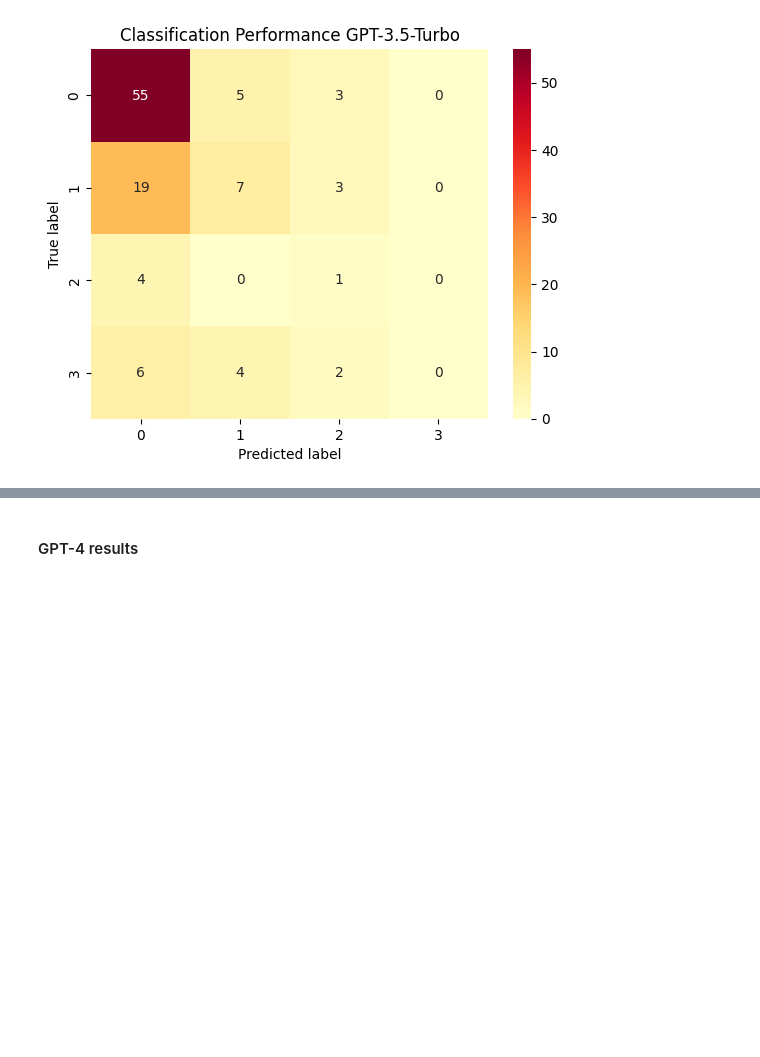
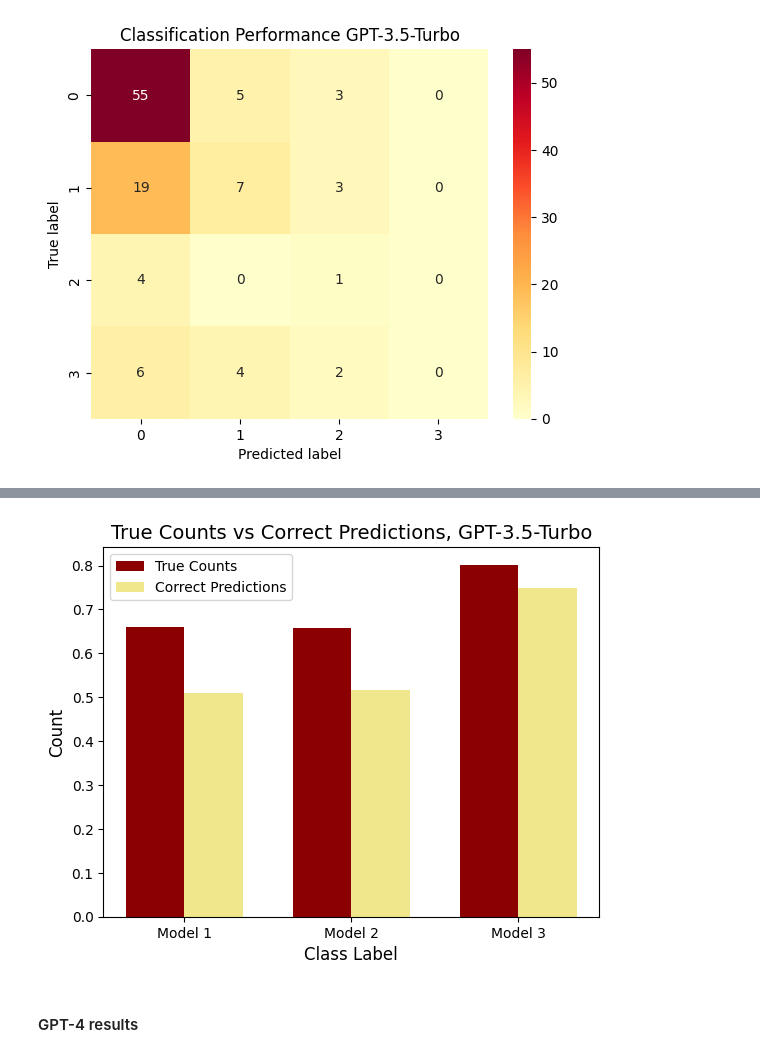
Before and after one commit to niklaswretblad/text-to-SQL-master-thesis, a Jupyter notebook: plots/plots.ipynb, the cells around one changed output, grey strips where cells are left out. Cells and saved outputs as stored; diff of their text form; code cells hidden in the pictures; blank space fills up the shorter version.

```diff
--- a/plots/plots.ipynb
+++ b/plots/plots.ipynb
@@ -499,3 +585,40 @@ plt.show()
+# %%
+sample_data = {
+    'True Counts': df['Accuracy'],
+    'Correct Predictions': df['Precision']
+}
+
+# Create a DataFrame
+sample_df = pd.DataFrame(sample_data)
+
+# Define the color for the bars
+colors = ['darkred', 'khaki']
+
+# Plotting
+fig, ax = plt.subplots()
+
+# We create a bar plot for 'True Counts' and 'Correct Predictions' side by side
+bar_width = 0.35
+index = np.arange(len(sample_df))
+
+bar1 = ax.bar(index, sample_df['True Counts'], bar_width, label='True Counts', color=colors[0])
+bar2 = ax.bar(index + bar_width, sample_df['Correct Predictions'], bar_width, label='Correct Predictions', color=colors[1])
+
+# Adding titles and labels
+ax.set_xlabel('Class Label', fontsize=12)
+ax.set_ylabel('Count', fontsize=12)
+ax.set_title('True Counts vs Correct Predictions, GPT-3.5-Turbo', fontsize=14)
+ax.set_xticks(index + bar_width / 2)
+ax.set_xticklabels(['Model 1', 'Model 2', 'Model 3'])
+ax.legend()
+
+# Save the plot to a file
+# plt.savefig('/mnt/data/styled_performance_plots.png')
+
+# Display the plot
+plt.show()
+# %% [output]
+[figure, added]
 # %% [markdown]
 #### GPT-4 results
 # %%
```
Also changed, not shown: parts of 12 cells of this notebook.
